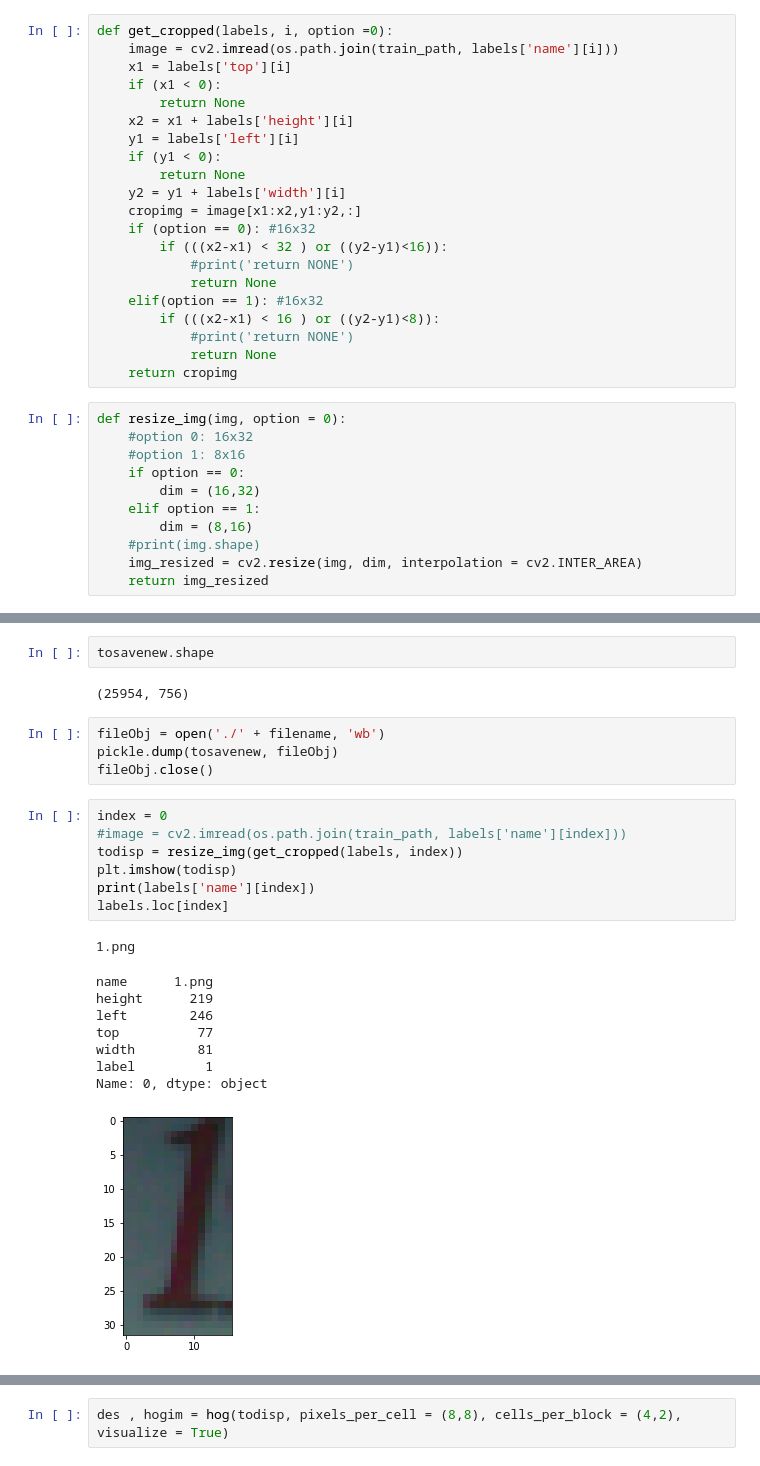
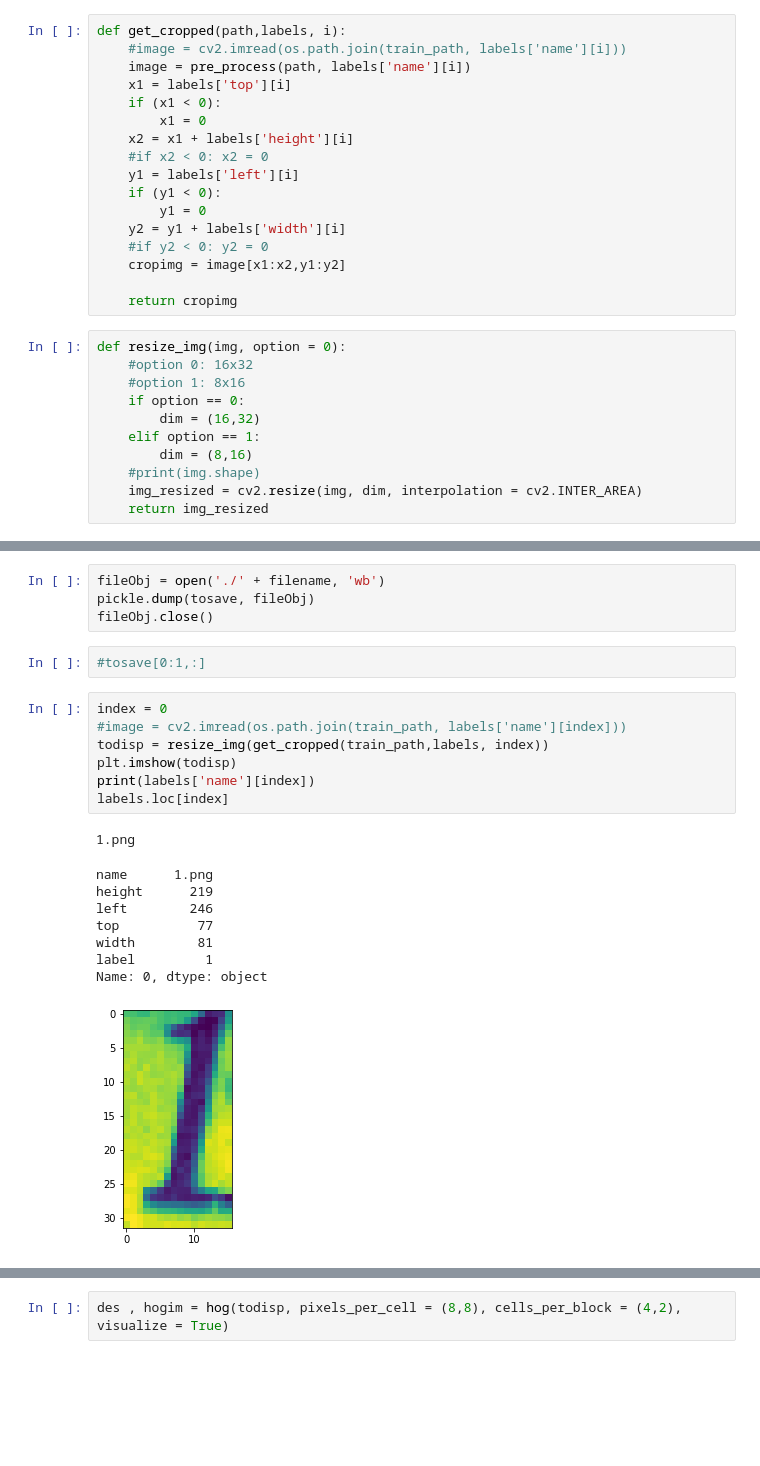
Before and after one commit to ntdas/cv-ndetect, a Jupyter notebook: crop_by_label.ipynb, the cells around one changed output, grey strips where cells are left out. Drawn from its saved outputs; the diff is of its cells as text; blank space fills up the shorter version.

```diff
--- a/crop_by_label.ipynb
+++ b/crop_by_label.ipynb
@@ -24,23 +52,19 @@ train_images = os.listdir(train_path)
 # %%
-def get_cropped(labels, i, option =0):
-    image = cv2.imread(os.path.join(train_path, labels['name'][i]))
+def get_cropped(path,labels, i):
+    #image = cv2.imread(os.path.join(train_path, labels['name'][i]))
+    image = pre_process(path, labels['name'][i])
     x1 = labels['top'][i]
     if (x1 < 0):
-        return None
+        x1 = 0
     x2 = x1 + labels['height'][i]
+    #if x2 < 0: x2 = 0
     y1 = labels['left'][i]
     if (y1 < 0):
-        return None
+        y1 = 0
     y2 = y1 + labels['width'][i]
-    cropimg = image[x1:x2,y1:y2,:]
-    if (option == 0): #16x32
-        if (((x2-x1) < 32 ) or ((y2-y1)<16)):
-            #print('return NONE')
-            return None
-    elif(option == 1): #16x32
-        if (((x2-x1) < 16 ) or ((y2-y1)<8)):
-            #print('return NONE')
-            return None
+    #if y2 < 0: y2 = 0
+    cropimg = image[x1:x2,y1:y2]
+
     return cropimg
 # %%
 def resize_img(img, option = 0):
@@ -89,28 +92,26 @@ tosavenew = tosavenew.reshape(-1,num_desc)
-# %%
-tosavenew.shape
-# %% [output]
-(25954, 756)
 # %%
 fileObj = open('./' + filename, 'wb')
-pickle.dump(tosavenew, fileObj)
+pickle.dump(tosave, fileObj)
 fileObj.close()
+# %%
+#tosave[0:1,:]
 # %%
 index = 0
 #image = cv2.imread(os.path.join(train_path, labels['name'][index]))
-todisp = resize_img(get_cropped(labels, index))
+todisp = resize_img(get_cropped(train_path,labels, index))
 plt.imshow(todisp)
 print(labels['name'][index])
 labels.loc[index]
 # %% [output]
 1.png
 name      1.png
 height      219
 left        246
 top          77
 width        81
 label         1
 Name: 0, dtype: object
-[figure, old version]
+[figure, new version]
 # %%
 todisp.shape
 # %% [output]
```
Also changed, not shown: parts of 5 cells of this notebook.
